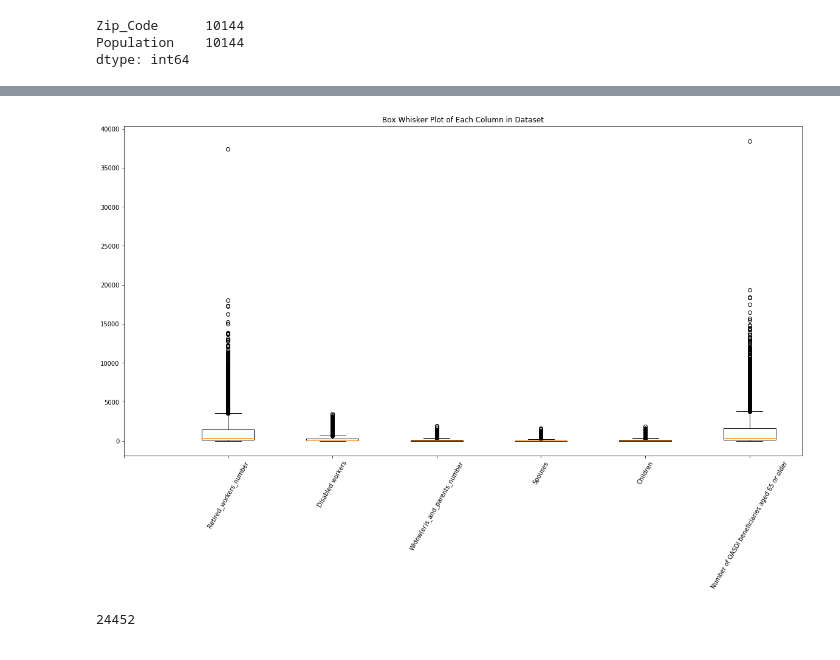
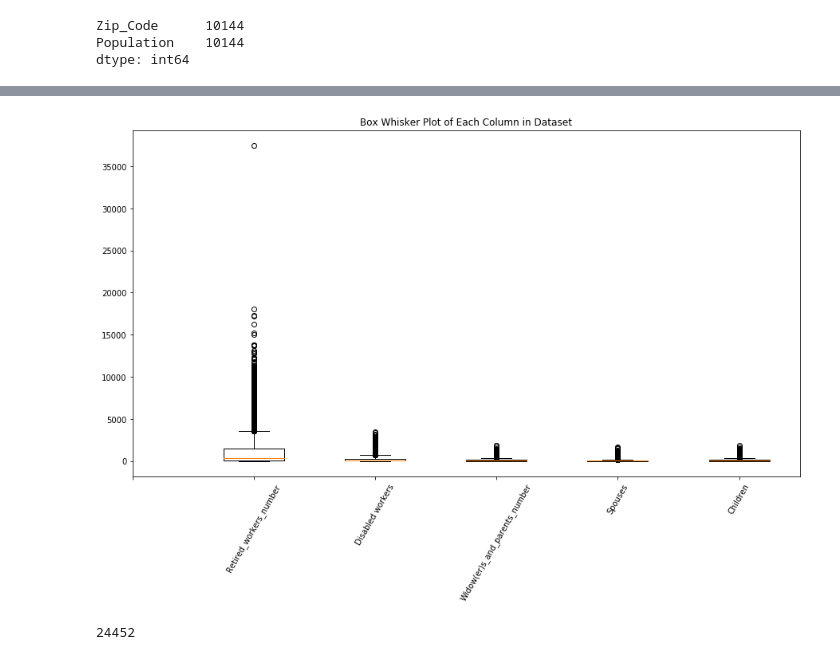
Before and after one commit to omerhakim/Prediction-of-Median-Income-in-the-US, a Jupyter notebook: Mod_3_project.ipynb, the cells around one changed output, grey strips where cells are left out. Drawn from its saved outputs; the diff is of its cells as text; code cells hidden in the pictures.

```diff
--- a/Mod_3_project.ipynb
+++ b/Mod_3_project.ipynb
@@ -166,5 +197,3 @@ df4.head(1)
 # %% [output]
 |  | State or area | Zip_Code | Retired_workers_number | Disabled workers | Widow(er)s_and_parents_number | Spouses | ... |
 | 2 | Alabama | 35004 | 1410 | 385 | 160 | 70 | ... |
-# %%
-df4 = df4.drop(['Retired workers', 'Widow(er)s and parents'],axis = 1)
@@ -234,13 +289,17 @@ memory usage: 2.3 MB
+# %%
+#droping rows with very high multicolinearity
+df4 = df4.drop(['Retired workers', 'Widow(er)s and parents','Number of OASDI beneficiaries aged 65 or older'],axis = 1)
 # %%
+#looking how the data is spread
 list_for_box = list(df4.columns.values)
 list_for_box.pop(0)
 
 # Create a Box Whisker Plot of each column
-plt.figure(figsize=(20, 10))
+plt.figure(figsize=(15, 8))
 plt.boxplot([df4[col] for col in df4.columns if col!='Zip_Code' ])
 plt.title("Box Whisker Plot of Each Column in Dataset")
 plt.xticks(range(len(df4.columns.values)), ['']+list_for_box, rotation=60)
 plt.show()
 # %% [output]
-[figure, old version]
+[figure, new version]
 # %%
```
Also changed, not shown: parts of 130 cells of this notebook.
